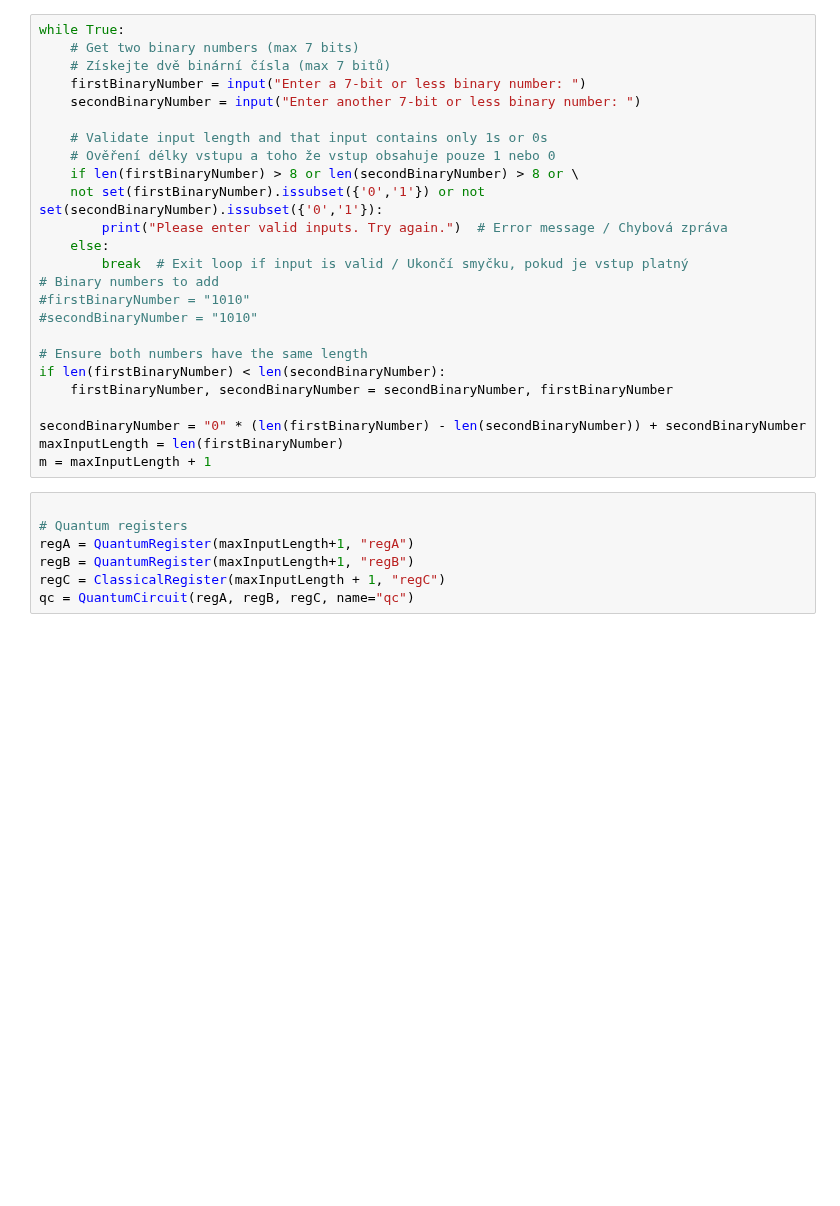
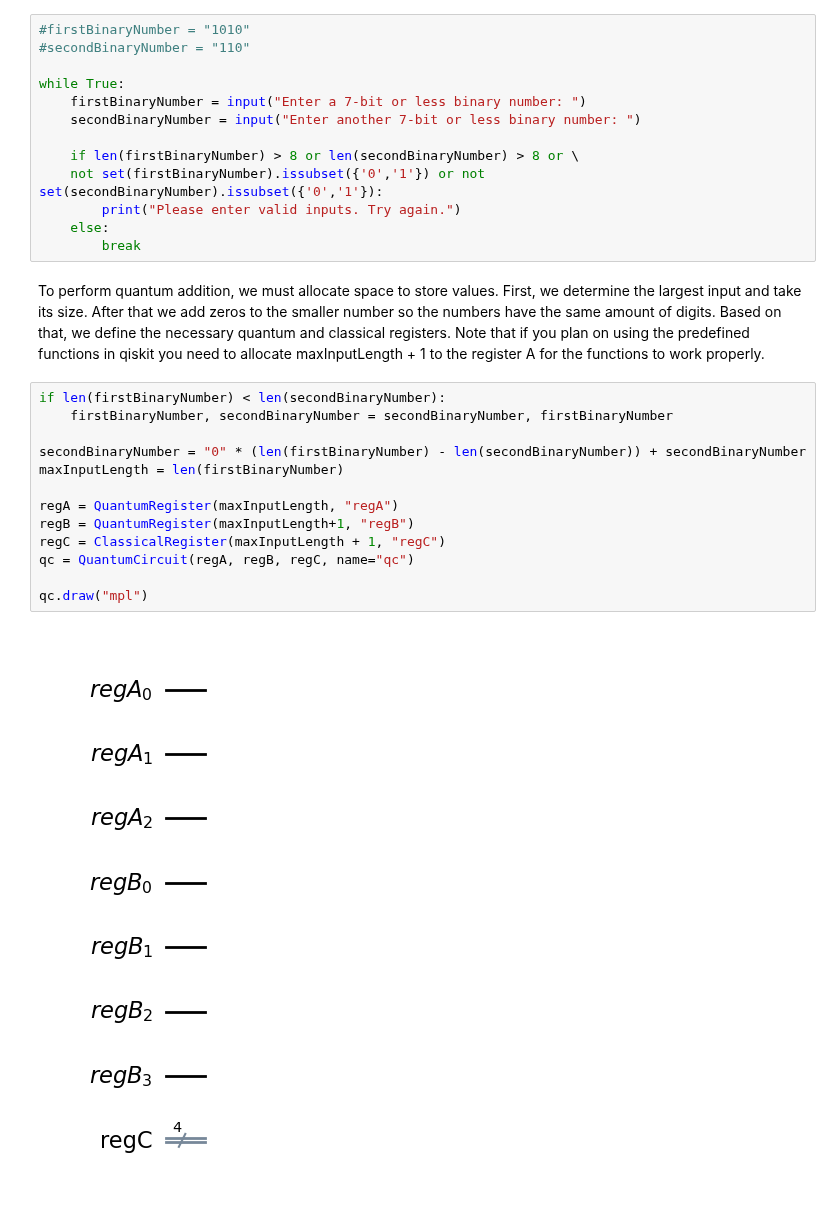
Before and after one commit to mforgo/Quantum-Examples, a Jupyter notebook: QFTAddition.ipynb, the cells around one changed output. Drawn from its saved outputs; the diff is of its cells as text; blank space fills up the shorter version.

```diff
--- a/QFTAddition.ipynb
+++ b/QFTAddition.ipynb
@@ -25,32 +92,32 @@ from qiskit.circuit.library import QFT, DraperQFTAdder
 # %%
+#firstBinaryNumber = "1010"
+#secondBinaryNumber = "110"
+
 while True:
-    # Get two binary numbers (max 7 bits)
-    # Získejte dvě binární čísla (max 7 bitů)
     firstBinaryNumber = input("Enter a 7-bit or less binary number: ")
     secondBinaryNumber = input("Enter another 7-bit or less binary number: ")
 
-    # Validate input length and that input contains only 1s or 0s
-    # Ověření délky vstupu a toho že vstup obsahuje pouze 1 nebo 0
     if len(firstBinaryNumber) > 8 or len(secondBinaryNumber) > 8 or \
     not set(firstBinaryNumber).issubset({'0','1'}) or not set(secondBinaryNumber).issubset({'0','1'}):
-        print("Please enter valid inputs. Try again.")  # Error message / Chybová zpráva
+        print("Please enter valid inputs. Try again.")
     else:
-        break  # Exit loop if input is valid / Ukončí smyčku, pokud je vstup platný
-# Binary numbers to add
-#firstBinaryNumber = "1010"
-#secondBinaryNumber = "1010"
-
-# Ensure both numbers have the same length
-if len(firstBinaryNumber) < len(secondBinaryNumber):
-    firstBinaryNumber, secondBinaryNumber = secondBinaryNumber, firstBinaryNumber
-
-secondBinaryNumber = "0" * (len(firstBinaryNumber) - len(secondBinaryNumber)) + secondBinaryNumber
-maxInputLength = len(firstBinaryNumber)
-m = maxInputLength + 1
+        break
+# %% [markdown]
+To perform quantum addition, we must allocate space to store values.
+First, we determine the largest input and take its size. After that we add zeros to the smaller number so the numbers have the same amount of digits. Based on that, we
+define the necessary quantum and classical registers. Note that if you plan on using the predefined functions in qiskit you need to allocate maxInputLength + 1 to the register A for the functions to work properly.
 # %%
+if len(firstBinaryNumber) < len(secondBinaryNumber):
+    firstBinaryNumber, secondBinaryNumber = secondBinaryNumber, firstBinaryNumber
 
-# Quantum registers
-regA = QuantumRegister(maxInputLength+1, "regA")
+secondBinaryNumber = "0" * (len(firstBinaryNumber) - len(secondBinaryNumber)) + secondBinaryNumber
+maxInputLength = len(firstBinaryNumber)
+
+regA = QuantumRegister(maxInputLength, "regA")
 regB = QuantumRegister(maxInputLength+1, "regB")
 regC = ClassicalRegister(maxInputLength + 1, "regC")
 qc = QuantumCircuit(regA, regB, regC, name="qc")
+
+qc.draw("mpl")
+# %% [output]
+[figure, added]
```
Also changed, not shown: parts of 22 cells of this notebook.
